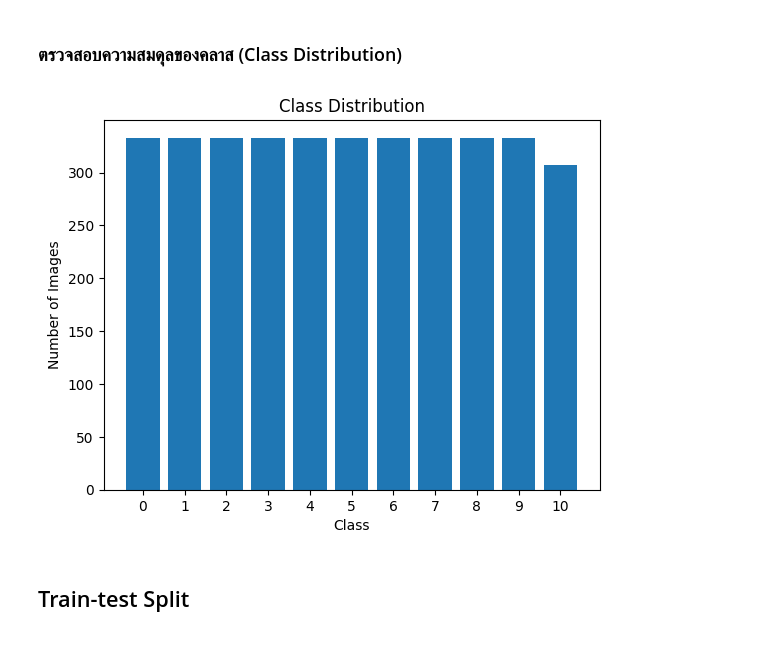
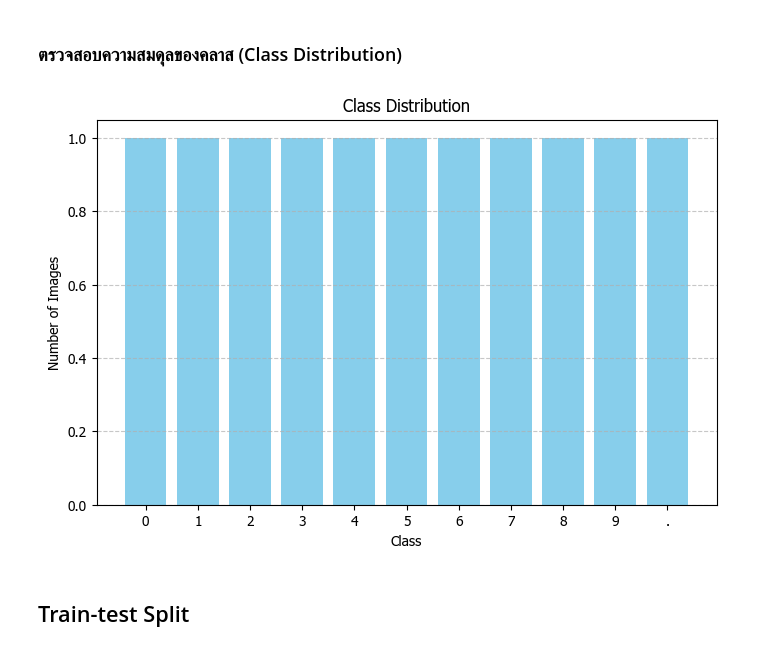
Before and after one commit to kunimpan/ocr-engine-python, a Jupyter notebook: scripts/cnn/cnn_char_credit.ipynb, the cells around one changed output. Saved outputs shown, nothing was run; the diff lists cells and outputs as text; code cells hidden in the pictures.

```diff
--- a/scripts/cnn/cnn_char_credit.ipynb
+++ b/scripts/cnn/cnn_char_credit.ipynb
@@ -73,20 +65,33 @@ plt.show()
 [figure]
 # %% [markdown]
 ### ตรวจสอบความสมดุลของคลาส (Class Distribution)
-# %%
-from collections import Counter
-
-# นับจำนวนคลาส
-class_counts = Counter(labels)
-
-# แสดงกราฟแท่ง (Bar Plot)
-plt.bar(class_counts.keys(), class_counts.values())
-plt.title("Class Distribution")
-plt.xlabel("Class")
-plt.ylabel("Number of Images")
-plt.xticks(range(len(class_counts.keys())))
-plt.show()
-# %% [output]
-[figure, removed]
+# %%
+import matplotlib.pyplot as plt
+import matplotlib.font_manager as fm
+
+# ตั้งค่า font ให้รองรับภาษาไทย (ตรวจสอบว่า font ดังกล่าวติดตั้งในระบบแล้ว)
+plt.rcParams['font.family'] = ['Tahoma']  # หรือใช้ ['Sarabun'] หากมี font นี้
+plt.rcParams['axes.unicode_minus'] = False  # แก้ปัญหาเครื่องหมายลบไม่แสดง
+
+from collections import Counter
+
+labels = [
+    '0', '1', '2', '3', '4', '5', '6', '7', '8', '9', '.'
+]
+
+# นับจำนวนคลาส
+class_counts = Counter(labels)
+
+# แสดงกราฟแท่ง (Bar Plot)
+plt.figure(figsize=(8, 5))  # ปรับขนาดกราฟ
+plt.bar(class_counts.keys(), class_counts.values(), color="skyblue")
+plt.title("Class Distribution")
+plt.xlabel("Class")
+plt.ylabel("Number of Images")
+plt.grid(axis="y", linestyle="--", alpha=0.7)
+
+plt.show()
+# %% [output]
+[figure, added]
 # %% [markdown]
 ## Train-test Split
```
Also changed, not shown: parts of 21 cells of this notebook, 11 other files.
